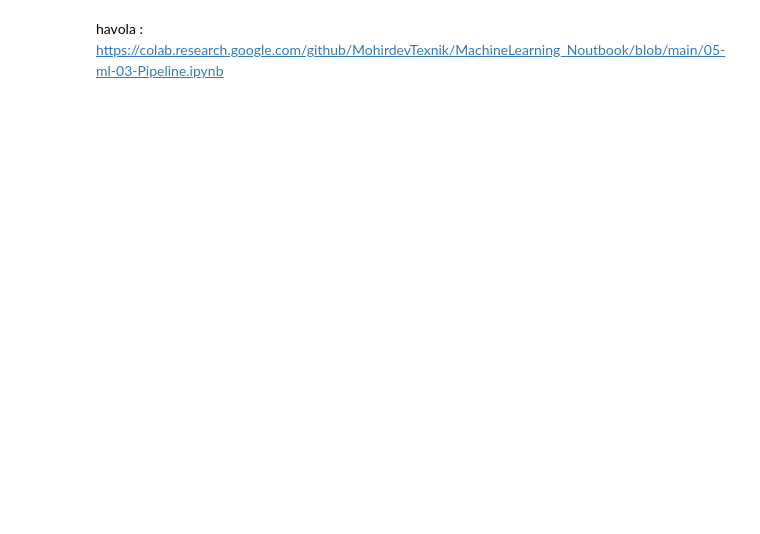
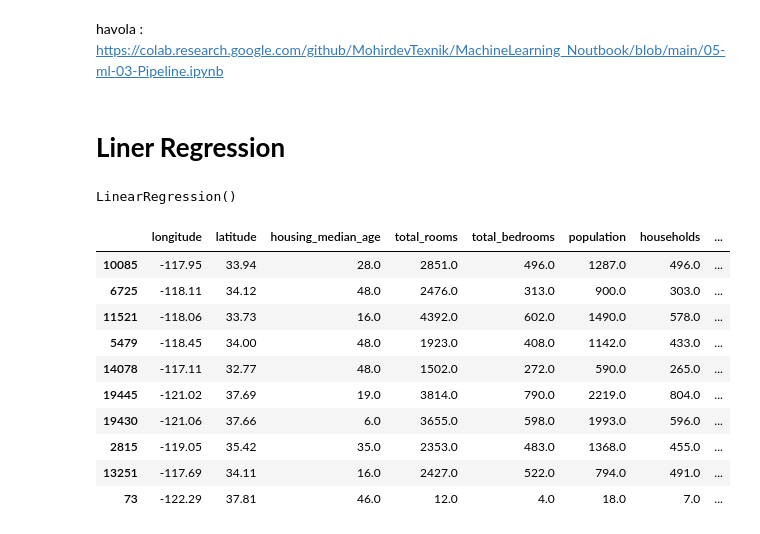
Before and after one commit to ulubeykhuja/mohir_dev_lessons, a Jupyter notebook: ML_boshlanishi.ipynb, the cells around one changed output. Cells and saved outputs as stored; diff of their text form; code cells hidden in the pictures; blank space fills up the shorter version.

```diff
--- a/ML_boshlanishi.ipynb
+++ b/ML_boshlanishi.ipynb
@@ -15,16 +13,14 @@ df = pd.read_csv(URL)
 df.head()
 
 # trein va test ga bo'lish
-from sklearn.model_selection import train_test_split
-train_set, test_set = train_test_split(df, test_size = 0.2, random_state = 42)
-
+train_set, test_set = train_test_split(df,test_size=0.2, random_state = 42)
 # train uchun bashorat qilinadigan qator (median_house_value)ni tashlab yuborish
-housing = train_set.drop("median_house_value", axis = 1)
+X_train = train_set.drop("median_house_value", axis=1)
 # bashorat qilinadigan qator (median_house_value)ni alohida saqlash
-housing_labels = train_set["median_house_value"].copy()
+y = train_set["median_house_value"].copy()
 
 # son bo'magan qatorni tashlash
-housing_num = housing.drop("ocean_proximity", axis=1)
+X_num = X_train.drop("ocean_proximity", axis=1)
 # %%
 # Transformer yasash
 from sklearn.base import BaseEstimator, TransformerMixin
@@ -60,7 +56,7 @@ num_pipeline = Pipeline([
 ])
 
 # chaqirish
-num_pipeline.fit_transform(housing_num)
+num_pipeline.fit_transform(X_num)
 # %% [output]
 array([[ 1.27258656, -1.3728112 ,  0.34849025, ..., -0.17491646,
          0.05137609, -0.2117846 ],
@@ -81,7 +77,7 @@ array([[ 1.27258656, -1.3728112 ,  0.34849025, ..., -0.17491646,
 # %%
 # Matnli konveyr yasash
 from sklearn.compose import ColumnTransformer
-num_attribs = list(housing_num)
+num_attribs = list(X_num)
 cat_attribs = ['ocean_proximity']
 
 #Katta konveyr
@@ -104,5 +89,5 @@ list(housing_num)
 # %%
-full_pipeline.fit_transform(housing)
+full_pipeline.fit_transform(X_train)
 # %% [output]
 array([[ 1.27258656, -1.3728112 ,  0.34849025, ...,  0.        ,
          0.        ,  1.        ],
@@ -122,2 +123,4 @@ housing_prepared = full_pipeline.fit_transform(housing)
 # %% [markdown]
 havola : https://colab.research.google.com/github/MohirdevTexnik/MachineLearning_Noutbook/blob/main/05-ml-03-Pipeline.ipynb
+# %% [markdown]
+# **Liner Regression**
@@ -123,0 +133,23 @@ havola : https://colab.research.google.com/github/MohirdevTexnik/MachineLearning
+# %%
+# LR modelni yasash
+LR_model.fit(X_prepared, y)
+# %% [output]
+LinearRegression()
+# %%
+# tekshirish
+# boshqa qiymatlarni bashorat qilish
+
+test_data = X_train.sample(10)
+test_data
+# %% [output]
+|  | longitude | latitude | housing_median_age | total_rooms | total_bedrooms | population | households | ... |
+| 10085 | -117.95 | 33.94 | 28.0 | 2851.0 | 496.0 | 1287.0 | 496.0 | ... |
+| 6725 | -118.11 | 34.12 | 48.0 | 2476.0 | 313.0 | 900.0 | 303.0 | ... |
+| 11521 | -118.06 | 33.73 | 16.0 | 4392.0 | 602.0 | 1490.0 | 578.0 | ... |
+| 5479 | -118.45 | 34.00 | 48.0 | 1923.0 | 408.0 | 1142.0 | 433.0 | ... |
+| 14078 | -117.11 | 32.77 | 48.0 | 1502.0 | 272.0 | 590.0 | 265.0 | ... |
+| 19445 | -121.02 | 37.69 | 19.0 | 3814.0 | 790.0 | 2219.0 | 804.0 | ... |
+| 19430 | -121.06 | 37.66 | 6.0 | 3655.0 | 598.0 | 1993.0 | 596.0 | ... |
+| 2815 | -119.05 | 35.42 | 35.0 | 2353.0 | 483.0 | 1368.0 | 455.0 | ... |
+| 13251 | -117.69 | 34.11 | 16.0 | 2427.0 | 522.0 | 794.0 | 491.0 | ... |
+| 73 | -122.29 | 37.81 | 46.0 | 12.0 | 4.0 | 18.0 | 7.0 | ... |
```
Also changed, not shown: parts of 22 cells of this notebook.
